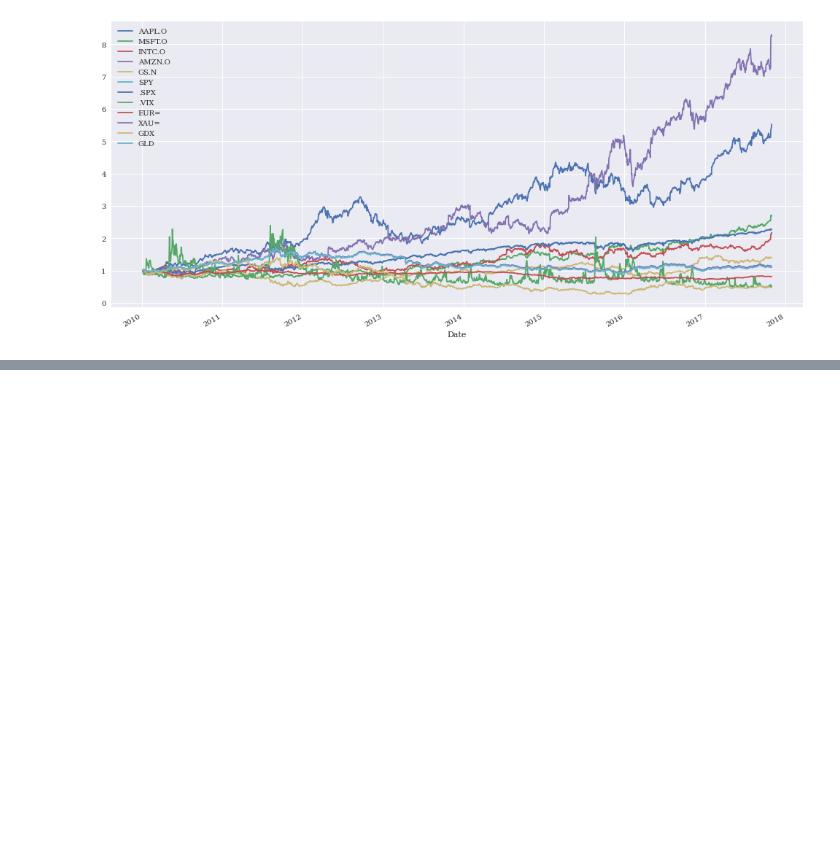
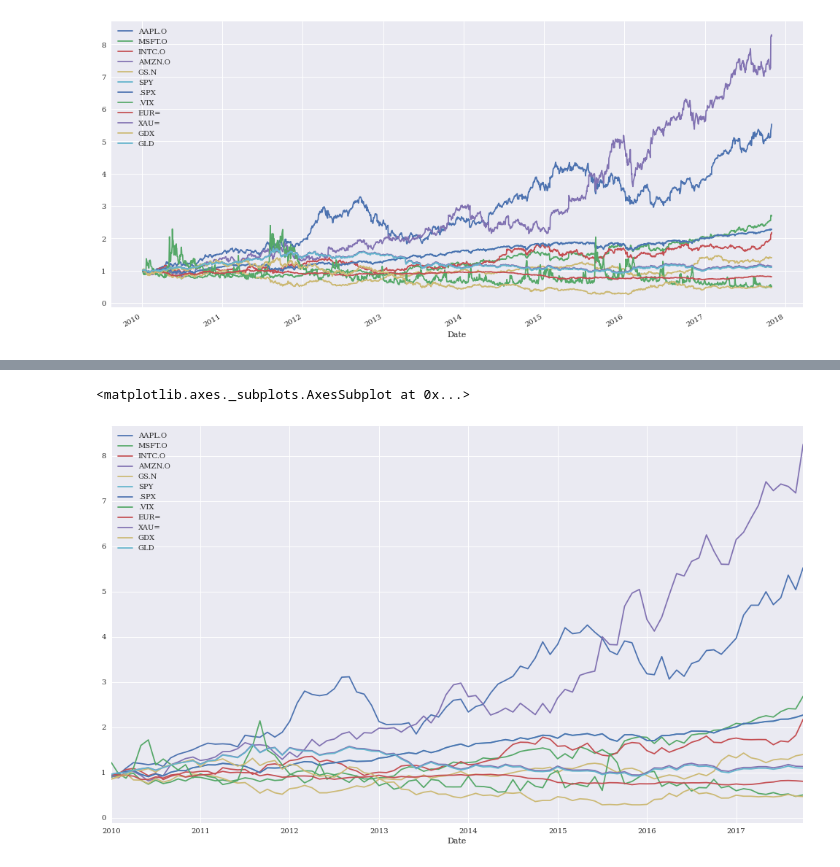
Before and after one commit to GeorgeMavroidis/PythonForFinance, a Jupyter notebook: 5. Financial Time Series.ipynb, the cells around one changed output, grey strips where cells are left out. Cells and saved outputs as stored; diff of their text form; code cells hidden in the pictures; blank space fills up the shorter version.

```diff
--- a/5. Financial Time Series.ipynb
+++ b/5. Financial Time Series.ipynb
@@ -202,0 +218,8 @@ rets.cumsum().apply(np.exp).plot(figsize=(17,8)) # Plots the cumulative log retu
+# %%
+data.resample('1m', label='right').last().head() # Resampling to 1 month
+
+# Plot the cumulative log returns over time
+rets.cumsum().apply(np.exp).resample('1m', label='right').last().plot(figsize=(17, 10))
+# %% [output]
+<matplotlib.axes._subplots.AxesSubplot at 0x...>
+[figure, added]
```
Also changed, not shown: parts of 9 cells of this notebook.
